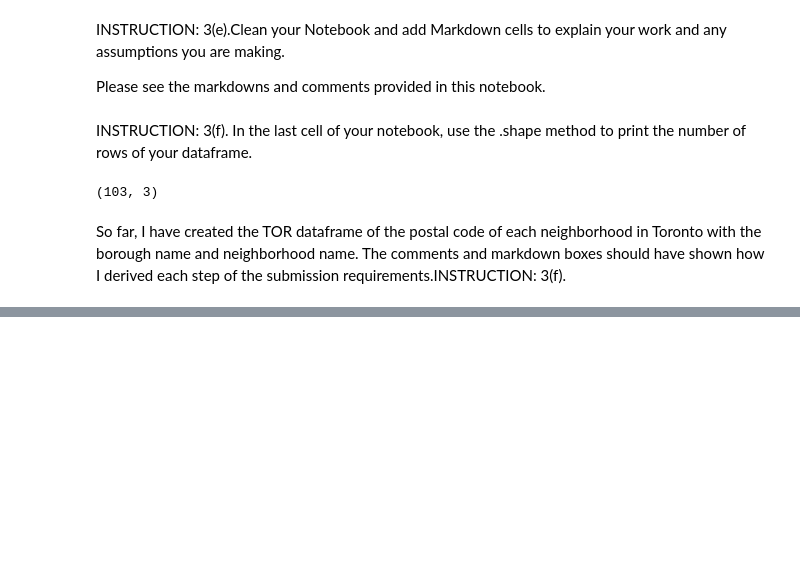
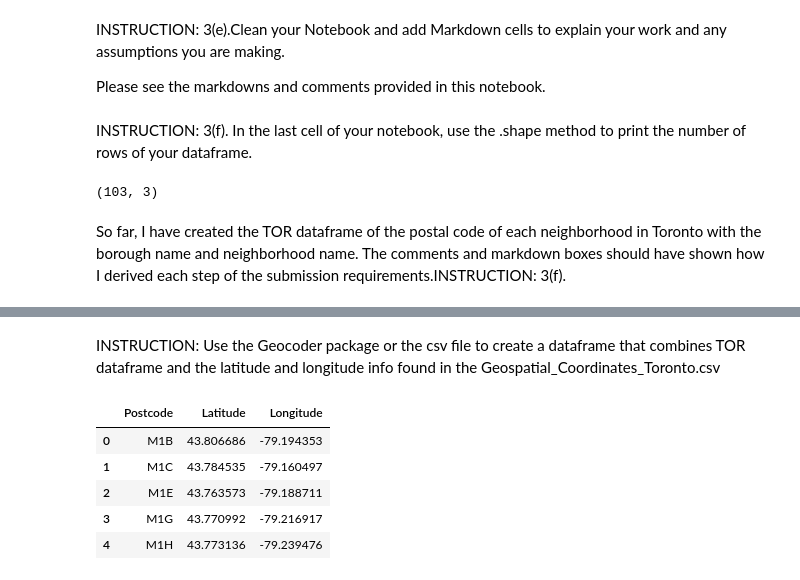
Before and after one commit to srobertson80/DS-Capstone-Toronto-Hoods, a Jupyter notebook: DS Capstone: Toronto Neighborhoods.ipynb, the cells around one changed output, grey strips where cells are left out. Saved outputs shown, nothing was run; the diff lists cells and outputs as text; code cells hidden in the pictures; blank space fills up the shorter version.

```diff
--- a/DS Capstone: Toronto Neighborhoods.ipynb
+++ b/DS Capstone: Toronto Neighborhoods.ipynb
@@ -159,0 +177,12 @@ So far, I have created the TOR dataframe of the postal code of each neighborhood
+# %% [markdown]
+INSTRUCTION: Use the Geocoder package or the csv file to create a dataframe that combines TOR dataframe and the latitude and longitude info found in the Geospatial_Coordinates_Toronto.csv
+# %%
+LatLng.rename(columns = {'Postal Code':'Postcode'}, inplace = True) #rename column Postal Code to Postcode
+LatLng.head() #show the first 5 rows
+# %% [output]
+|  | Postcode | Latitude | Longitude |
+| 0 | M1B | 43.806686 | -79.194353 |
+| 1 | M1C | 43.784535 | -79.160497 |
+| 2 | M1E | 43.763573 | -79.188711 |
+| 3 | M1G | 43.770992 | -79.216917 |
+| 4 | M1H | 43.773136 | -79.239476 |
```
Also changed, not shown: parts of 3 cells of this notebook.
